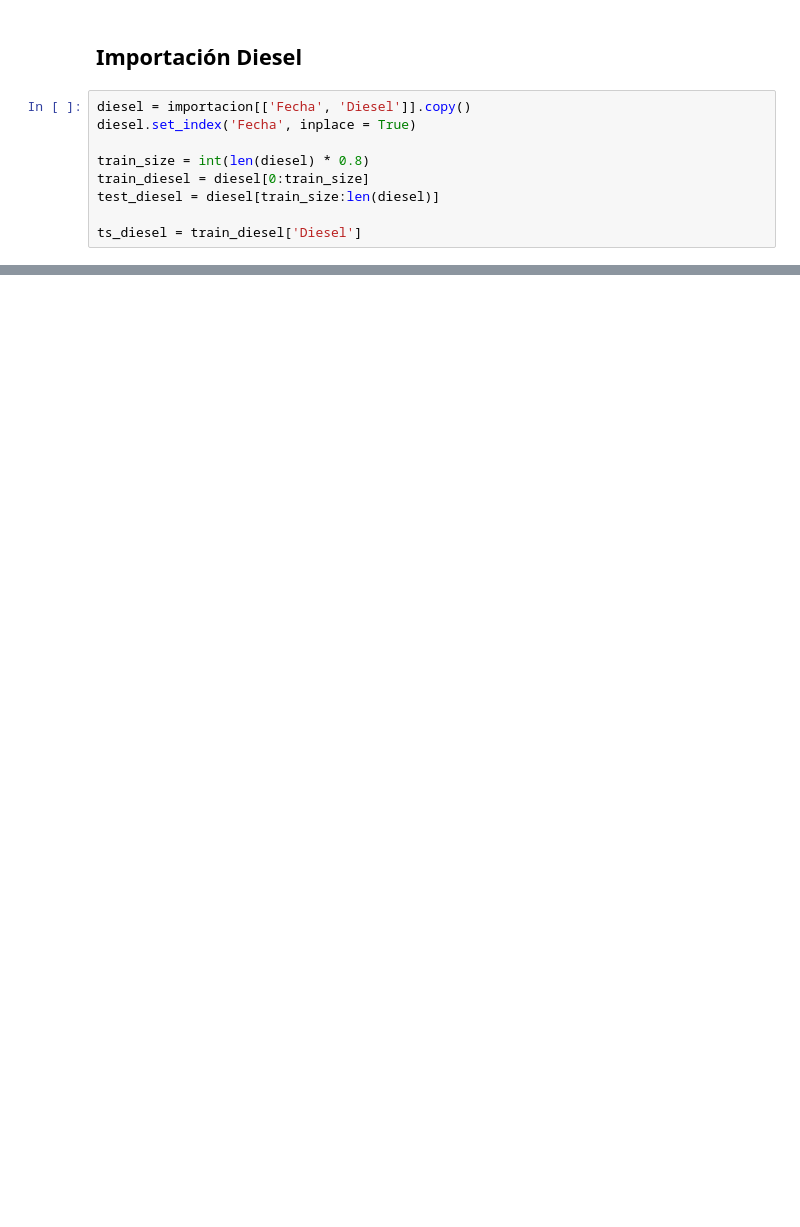
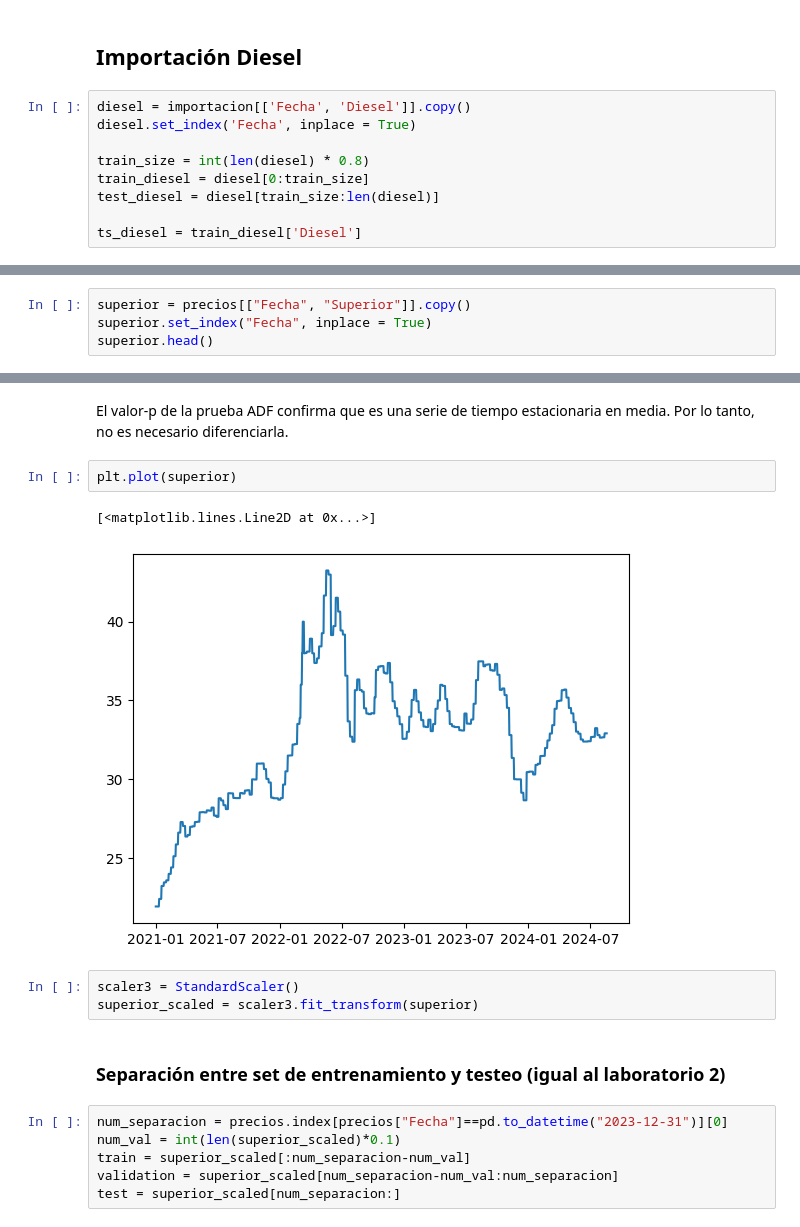
Before and after one commit to PedroMarro11/lab03DS, a Jupyter notebook: lab03.ipynb, the cells around one changed output, grey strips where cells are left out. Cells and saved outputs as stored; diff of their text form; blank space fills up the shorter version.

Commit message:
2 modelos precio Superior
Se crearon ambos modelos de los precios de gasolina superior.

```diff
--- a/lab03.ipynb
+++ b/lab03.ipynb
@@ -409,0 +412,4 @@ ts_diesel = train_diesel['Diesel']
+# %%
+superior = precios[["Fecha", "Superior"]].copy()
+superior.set_index("Fecha", inplace = True)
+superior.head()
@@ -409,0 +441,18 @@ ts_diesel = train_diesel['Diesel']
+# %% [markdown]
+El valor-p de la prueba ADF confirma que es una serie de tiempo estacionaria en media. Por lo tanto, no es necesario diferenciarla.
+# %%
+plt.plot(superior)
+# %% [output]
+[<matplotlib.lines.Line2D at 0x...>]
+[figure, added]
+# %%
+scaler3 = StandardScaler()
+superior_scaled = scaler3.fit_transform(superior)
+# %% [markdown]
+### Separación entre set de entrenamiento y testeo (igual al laboratorio 2)
+# %%
+num_separacion = precios.index[precios["Fecha"]==pd.to_datetime("2023-12-31")][0]
+num_val = int(len(superior_scaled)*0.1)
+train = superior_scaled[:num_separacion-num_val]
+validation = superior_scaled[num_separacion-num_val:num_separacion]
+test = superior_scaled[num_separacion:]
```
Also changed, not shown: parts of 36 cells of this notebook, 1 other file.
